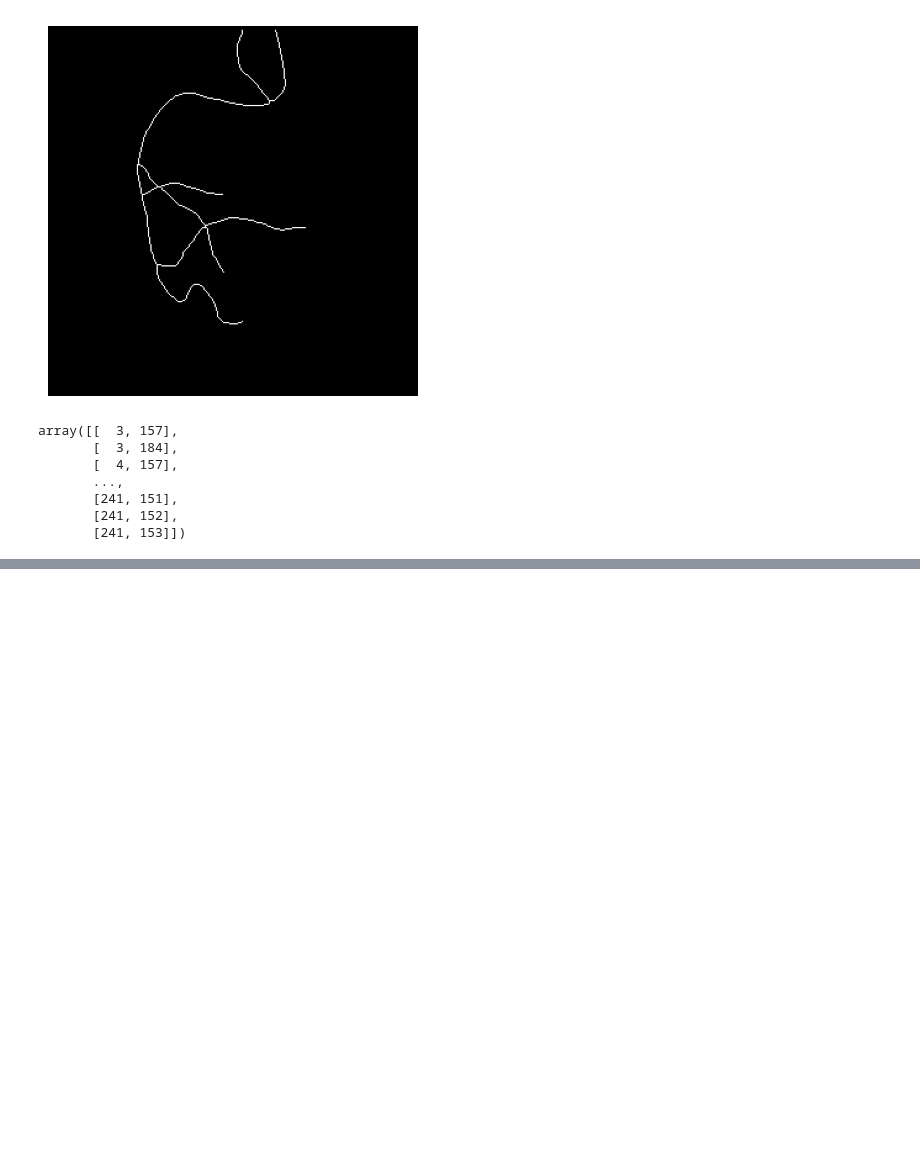
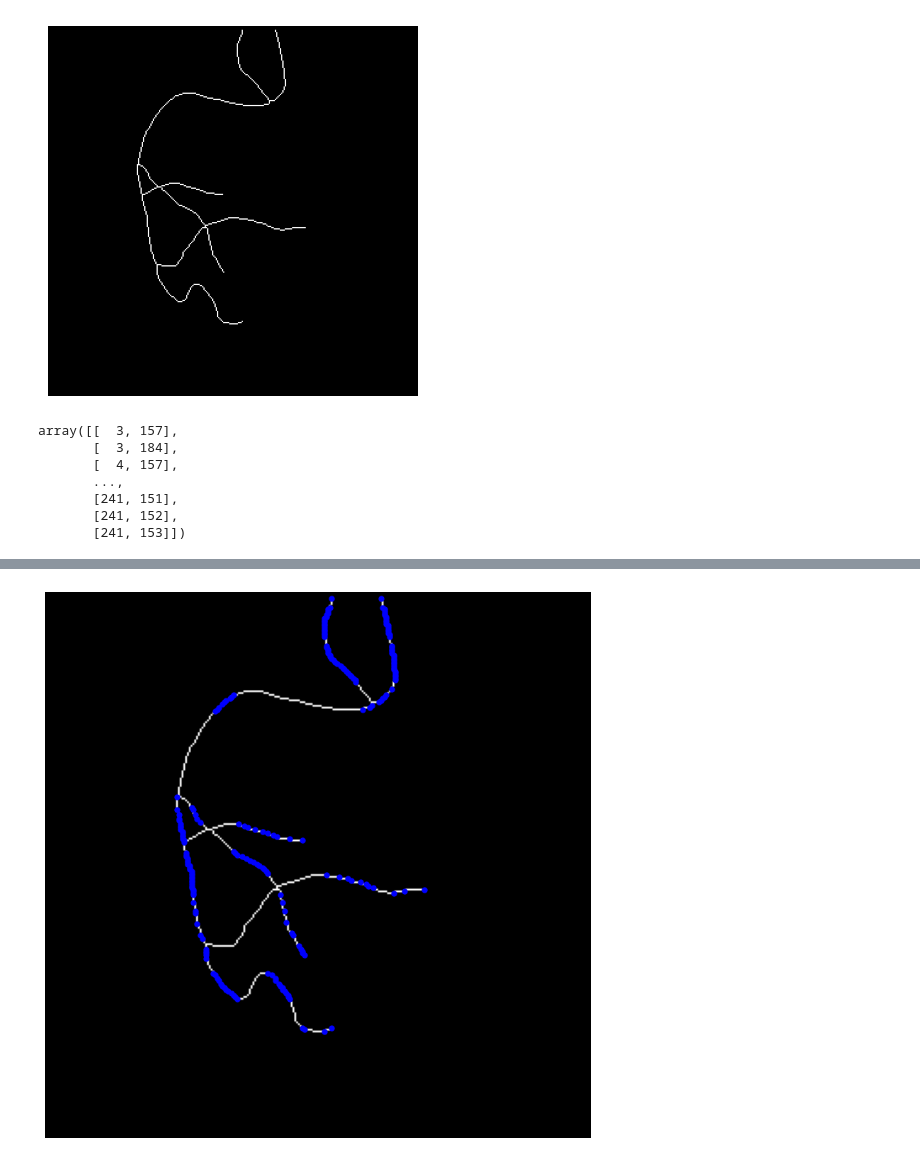
Before and after one commit to MGonza20/Proyecto01_VC_UVG, a Jupyter notebook: Problema02.ipynb, the cells around one changed output, grey strips where cells are left out. Drawn from its saved outputs; the diff is of its cells as text; code cells hidden in the pictures; blank space fills up the shorter version.

Commit message:
Intermediate nodes

```diff
--- a/Problema02.ipynb
+++ b/Problema02.ipynb
@@ -61,0 +64,15 @@ plt.show()
+# %%
+tolerance = 5
+ap = approximate_polygon(all_nodes_list, tolerance)
+
+plt.figure(figsize=(10,10))
+plt.imshow(skeleton, cmap='gray')
+plt.plot([node[1] for node in ap],
+         [node[0] for node in ap],
+         'o',
+         color='blue',
+         markersize=5)
+plt.axis('off')
+plt.show()
+# %% [output]
+[figure, added]
```
Also changed, not shown: parts of 2 cells of this notebook.
